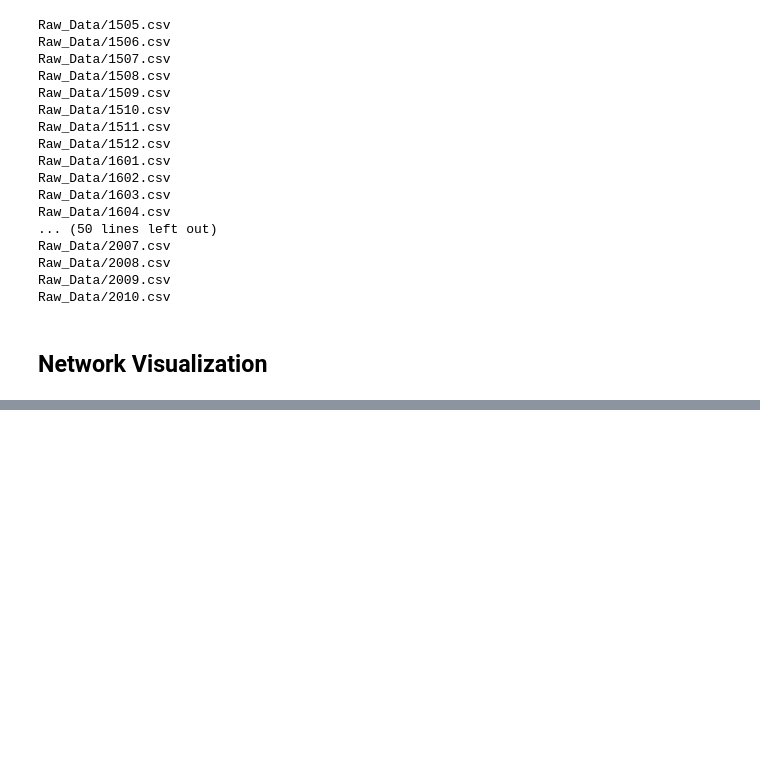
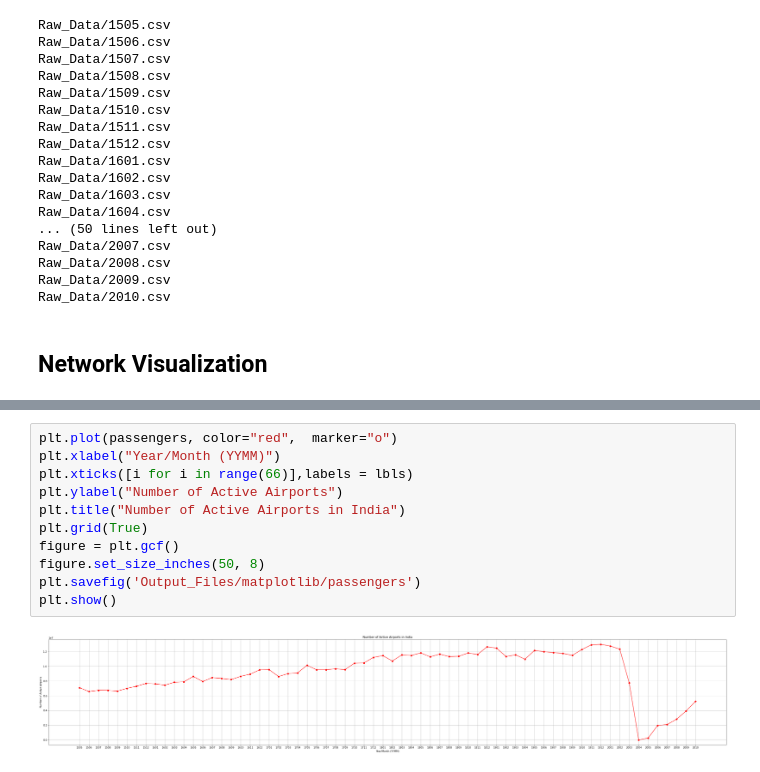
Before and after one commit to mbasil09/Analysis-of-Transport-Network, a Jupyter notebook: Script.ipynb, the cells around one changed output, grey strips where cells are left out. Cells and saved outputs as stored; diff of their text form; blank space fills up the shorter version.

```diff
--- a/Script.ipynb
+++ b/Script.ipynb
@@ -81,0 +116,13 @@ plt.plot(passengers)
+# %%
+plt.plot(passengers, color="red",  marker="o")
+plt.xlabel("Year/Month (YYMM)")
+plt.xticks([i for i in range(66)],labels = lbls)
+plt.ylabel("Number of Active Airports")
+plt.title("Number of Active Airports in India")
+plt.grid(True)
+figure = plt.gcf()
+figure.set_size_inches(50, 8)
+plt.savefig('Output_Files/matplotlib/passengers')
+plt.show()
+# %% [output]
+[figure, added]
```
Also changed, not shown: parts of 9 cells of this notebook, 7 other files.
